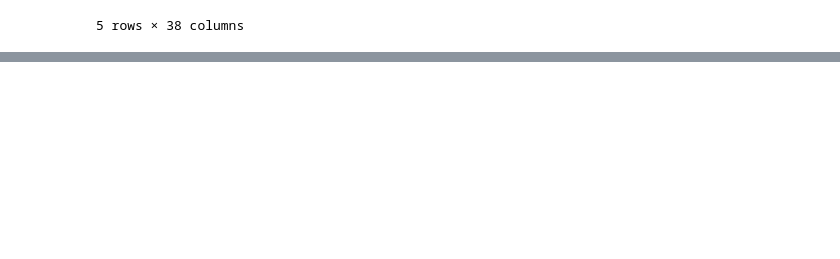
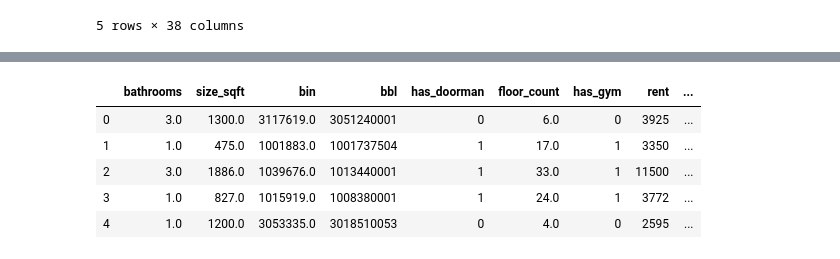
Before and after one commit to simplisticmartin/Godzillow, a Jupyter notebook: main.ipynb, the cells around one changed output, grey strips where cells are left out. Saved outputs shown, nothing was run; the diff lists cells and outputs as text; code cells hidden in the pictures; blank space fills up the shorter version.

```diff
--- a/main.ipynb
+++ b/main.ipynb
@@ -254,3 +260,14 @@ Train R2 value is: 0.849387157467093
 #     print("R2 value is: " + str(r2_score(test1_merge_target, test1_regr_predict)))
 #     train_regr_predict = regr.predict(train_merge_df)
 #     print("Train R2 value is: " + str(r2_score(train_merge_target, train_regr_predict)))
+# %%
+features = ['bathrooms', 'size_sqft','bin','bbl','has_doorman','floor_count','has_gym', 'rent', 'Median Household Income']
+features_df = train_merge_df[features];
+features_df.head()
+# %% [output]
+|  | bathrooms | size_sqft | bin | bbl | has_doorman | floor_count | has_gym | rent | ... |
+| 0 | 3.0 | 1300.0 | 3117619.0 | 3051240001 | 0 | 6.0 | 0 | 3925 | ... |
+| 1 | 1.0 | 475.0 | 1001883.0 | 1001737504 | 1 | 17.0 | 1 | 3350 | ... |
+| 2 | 3.0 | 1886.0 | 1039676.0 | 1013440001 | 1 | 33.0 | 1 | 11500 | ... |
+| 3 | 1.0 | 827.0 | 1015919.0 | 1008380001 | 1 | 24.0 | 1 | 3772 | ... |
+| 4 | 1.0 | 1200.0 | 3053335.0 | 3018510053 | 0 | 4.0 | 0 | 2595 | ... |
```
Also changed, not shown: parts of 14 cells of this notebook.
